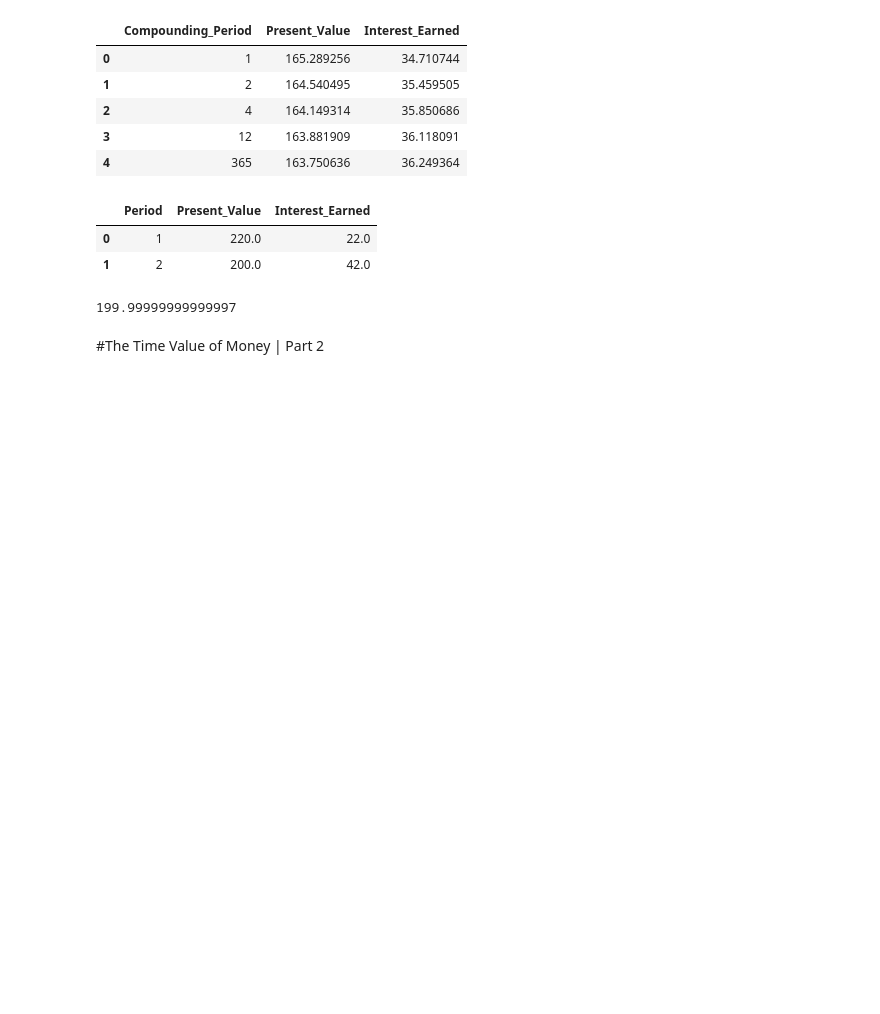
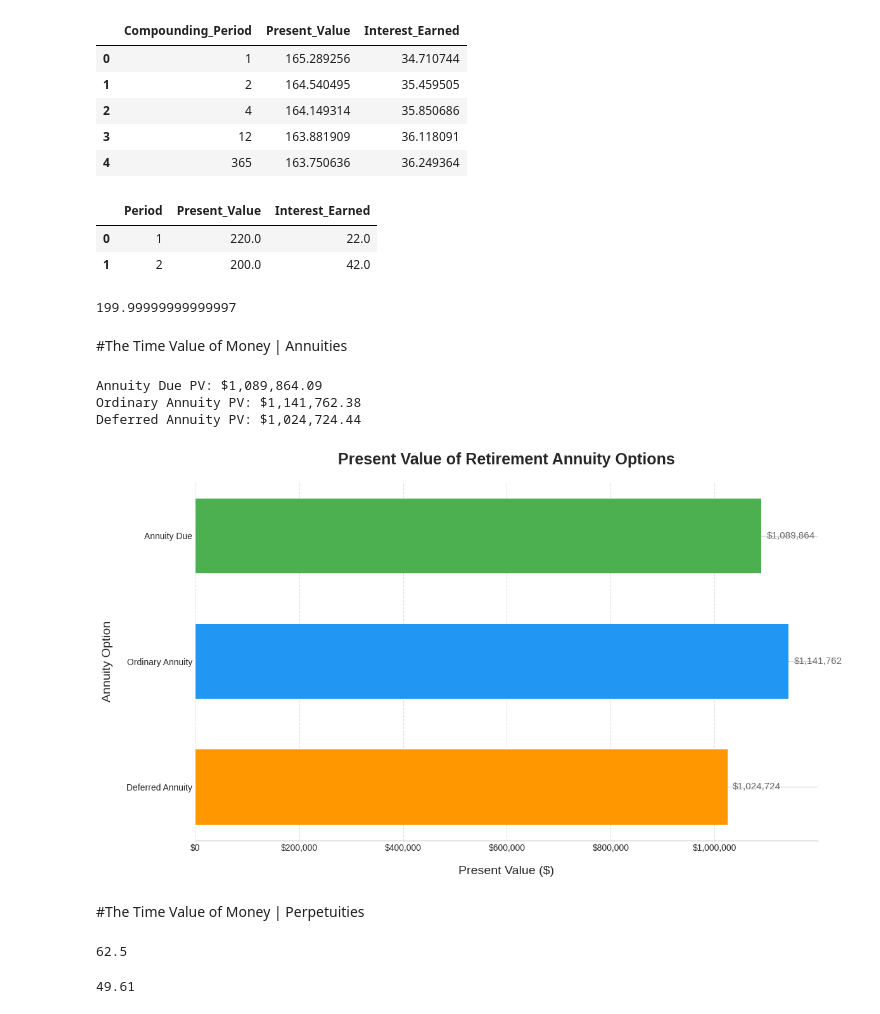
Before and after one commit to artemyarosh/business_analyst_notes, a Jupyter notebook: BA_notes.ipynb, the cells around one changed output. Drawn from its saved outputs; the diff is of its cells as text; code cells hidden in the pictures; blank space fills up the shorter version.

```diff
--- a/BA_notes.ipynb
+++ b/BA_notes.ipynb
@@ -279,4 +283,4 @@ present_value(242, 2, 0.1, 1)
 # %% [output]
 199.99999999999997
 # %% [markdown]
-#The Time Value of Money | Part 2
+#The Time Value of Money | Annuities
@@ -310,0 +314,67 @@ def pv_annuity(payment, periods, periodic_rate, m):
+# %%
+# Inputs
+r = 0.05
+n = 15
+
+# Calculate for all types
+pv_due = calculate_annuity_pv(100000, r, n, annuity_type="due")
+pv_ordinary = calculate_annuity_pv(110000, r, n, annuity_type="ordinary")
+pv_deferred = calculate_annuity_pv(120000, r, n, annuity_type="deferred", defer_periods=4)
+
+# Output
+print(f"Annuity Due PV: ${pv_due:,.2f}")
+print(f"Ordinary Annuity PV: ${pv_ordinary:,.2f}")
+print(f"Deferred Annuity PV: ${pv_deferred:,.2f}")
+# %% [output]
+Annuity Due PV: $1,089,864.09
+Ordinary Annuity PV: $1,141,762.38
+Deferred Annuity PV: $1,024,724.44
+# %%
+import matplotlib.pyplot as plt
+import numpy as np
+
+# Use a different style for a more polished look
+plt.style.use('seaborn-v0_8-whitegrid')
+
+# Data for plotting
+annuity_pvs = {
+    "Annuity Due": pv_due,
+    "Ordinary Annuity": pv_ordinary,
+    "Deferred Annuity": pv_deferred
+}
+
+labels = list(annuity_pvs.keys())
+values = list(annuity_pvs.values())
+colors = ['#4CAF50', '#2196F3', '#FF9800'] # More visually appealing colors
+
+# Create bar chart
+fig, ax = plt.subplots(figsize=(12, 7))
+bars = ax.barh(labels, values, color=colors, height=0.6) # Adjust bar height
+
+# Add value labels to the bars with better formatting
+for bar in bars:
+    width = bar.get_width()
+    ax.text(width + (width * 0.01), bar.get_y() + bar.get_height()/2, f'${width:,.0f}', va='center', ha='left', fontsize=11, color='dimgray') # Add some padding and format to whole numbers
+
+# Set chart title and labels with improved fonts
+ax.set_title('Present Value of Retirement Annuity Options', fontsize=18, fontweight='bold', pad=20)
+ax.set_xlabel('Present Value ($)', fontsize=14, labelpad=15)
+ax.set_ylabel('Annuity Option', fontsize=14, labelpad=15)
+ax.invert_yaxis() # Display the highest value at the top
+
+# Customize grid appearance
+ax.grid(axis='x', linestyle='--', alpha=0.6)
+ax.xaxis.set_major_formatter(plt.FuncFormatter(lambda x, _: f'${x:,.0f}')) # Format x-axis labels as currency
+
+# Remove spines for a cleaner look
+ax.spines['right'].set_visible(False)
+ax.spines['top'].set_visible(False)
+ax.spines['left'].set_visible(False)
+
+# Adjust layout and show plot
+plt.tight_layout()
+plt.show()
+# %% [output]
+[figure, added]
+# %% [markdown]
+#The Time Value of Money | Perpetuities
@@ -310,0 +405,8 @@ def pv_annuity(payment, periods, periodic_rate, m):
+# %%
+calculate_perpetuity(5, 0.08)
+# %% [output]
+62.5
+# %%
+calculate_perpetuity(5, 0.08, 3)
+# %% [output]
+49.61
```
Also changed, not shown: parts of 4 cells of this notebook.
